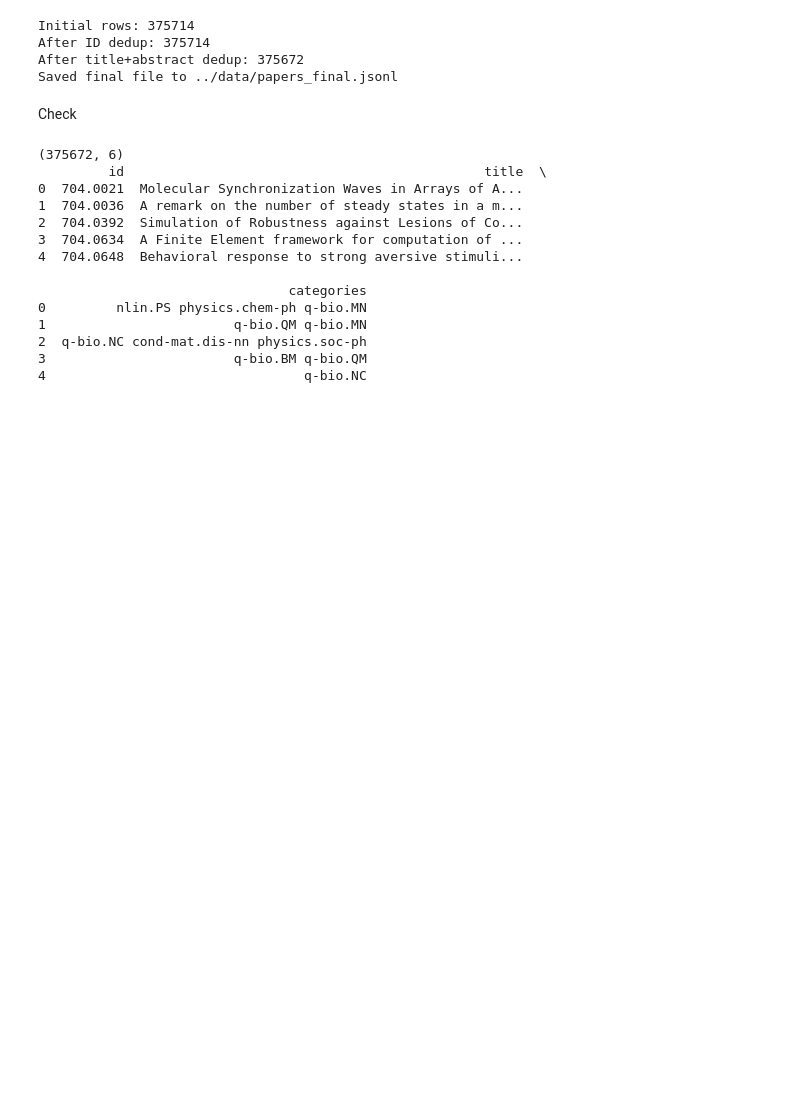
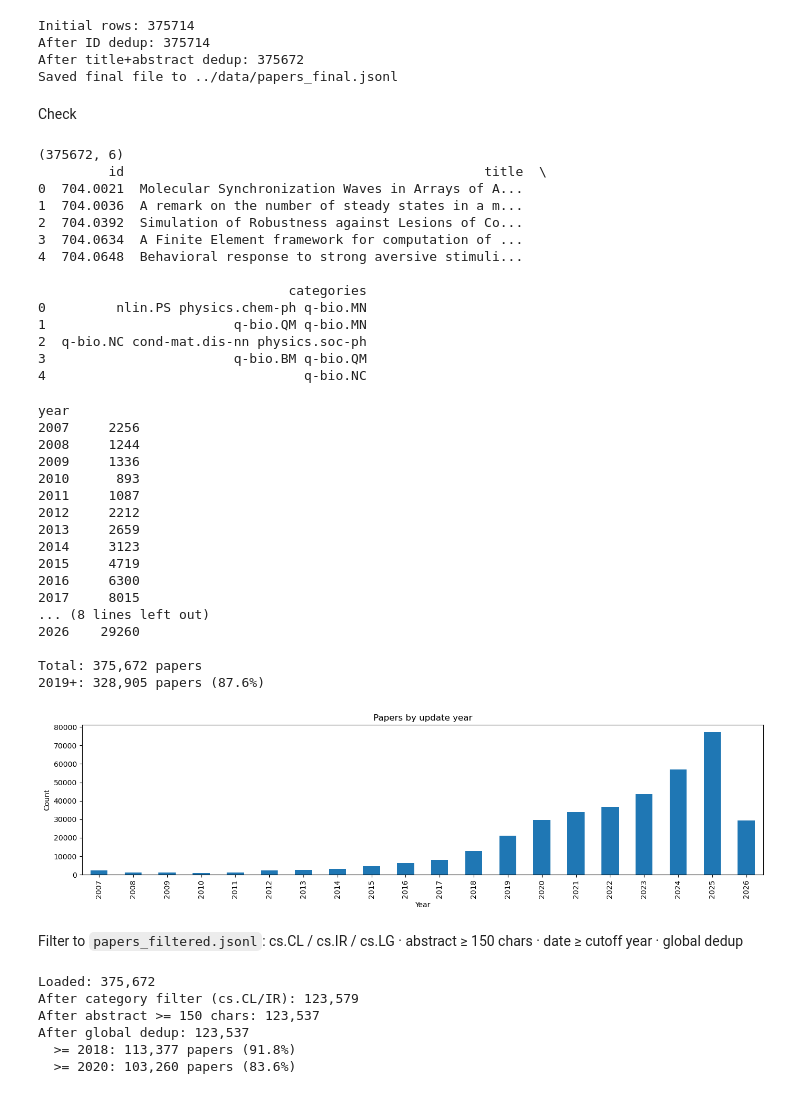
Before and after one commit to crissobrino/still-thinking-2, a Jupyter notebook: backend-fastapi/scripts/preprocessing.ipynb, the cells around one changed output. Cells and saved outputs as stored; diff of their text form; code cells hidden in the pictures; blank space fills up the shorter version.

Commit message:
new jsonl for database build

```diff
--- a/backend-fastapi/scripts/preprocessing.ipynb
+++ b/backend-fastapi/scripts/preprocessing.ipynb
@@ -8,8 +8,8 @@ output_path = "../data/papers_clean.jsonl"
 read in chunks → keep wanted columns → keep wanted categories → clean fields → drop bad rows → deduplicate → save clean file
 # %%
 keep_cols = ["id", "title", "abstract", "authors", "categories", "update_date"]
-pattern = r"cs\.LG|cs\.CL|cs\.IR|q-bio\.NC|q-bio\.QM|q-bio\.GN|q-bio\.MN"
-
+pattern = r"cs\.LG|cs\.CL|cs\.IR"
+#|q-bio\.NC|q-bio\.QM|q-bio\.GN|q-bio\.MN
 chunksize = 10000
 
 with open(output_path, "w", encoding="utf-8") as out:
@@ -41,7 +41,7 @@ Second deduplication pass on the full cleaned file, because duplicates can appea
 - Dedup by title & abstract
 # %%
 input_path = "../data/papers_clean.jsonl"
-output_path = "../data/papers_final.jsonl"
+output_path = "../data/papers_final_cs.jsonl"
 # %%
 df = pd.read_json(input_path, lines=True)
 
@@ -89,3 +89,72 @@ print(df_final[["id", "title", "categories"]].head())
 2  q-bio.NC cond-mat.dis-nn physics.soc-ph
 3                        q-bio.BM q-bio.QM
 4                                 q-bio.NC
+# %%
+import matplotlib.pyplot as plt
+
+df_final["update_date"] = pd.to_datetime(df_final["update_date"], errors="coerce")
+df_final["year"] = df_final["update_date"].dt.year
+
+year_counts = df_final["year"].value_counts().sort_index()
+print(year_counts.to_string())
+print(f"\nTotal: {len(df_final):,} papers")
+print(f"2019+: {(df_final['year'] >= 2019).sum():,} papers ({(df_final['year'] >= 2019).mean():.1%})")
+
+year_counts.plot(kind="bar", figsize=(14, 4), title="Papers by update year")
+plt.xlabel("Year")
+plt.ylabel("Count")
+plt.tight_layout()
+plt.show()
+# %% [output]
+year
+2007     2256
+2008     1244
+2009     1336
+2010      893
+2011     1087
+2012     2212
+2013     2659
+2014     3123
+2015     4719
+2016     6300
+2017     8015
+... (8 lines left out)
+2026    29260
+
+Total: 375,672 papers
+2019+: 328,905 papers (87.6%)
+[figure, added]
+# %% [markdown]
+Filter to `papers_filtered.jsonl`: cs.CL / cs.IR / cs.LG · abstract ≥ 150 chars · date ≥ cutoff year · global dedup
+# %%
+df_src = pd.read_json("../data/papers_final.jsonl", lines=True)
+print(f"Loaded: {len(df_src):,}")
+
+# Category filter
+cat_pattern = r"cs\.CL|cs\.IR"
+df_src = df_src[df_src["categories"].str.contains(cat_pattern, na=False)]
+print(f"After category filter (cs.CL/IR): {len(df_src):,}")
+
+# Abstract length
+df_src = df_src[df_src["abstract"].str.len() >= 150]
+print(f"After abstract >= 150 chars: {len(df_src):,}")
+
+# Global dedup
+df_src = df_src.drop_duplicates(subset=["id"])
+df_src = df_src.drop_duplicates(subset=["title", "abstract"])
+print(f"After global dedup: {len(df_src):,}")
+
+# Date cutoff comparison
+df_src["update_date"] = pd.to_datetime(df_src["update_date"], errors="coerce")
+df_src["year"] = df_src["update_date"].dt.year
+
+for cutoff in [2018, 2020]:
+    n = (df_src["year"] >= cutoff).sum()
+    print(f"  >= {cutoff}: {n:,} papers ({n/len(df_src):.1%})")
+# %% [output]
+Loaded: 375,672
+After category filter (cs.CL/IR): 123,579
+After abstract >= 150 chars: 123,537
+After global dedup: 123,537
+  >= 2018: 113,377 papers (91.8%)
+  >= 2020: 103,260 papers (83.6%)
```
Also changed, not shown: parts of 1 cell of this notebook, 3 other files.
